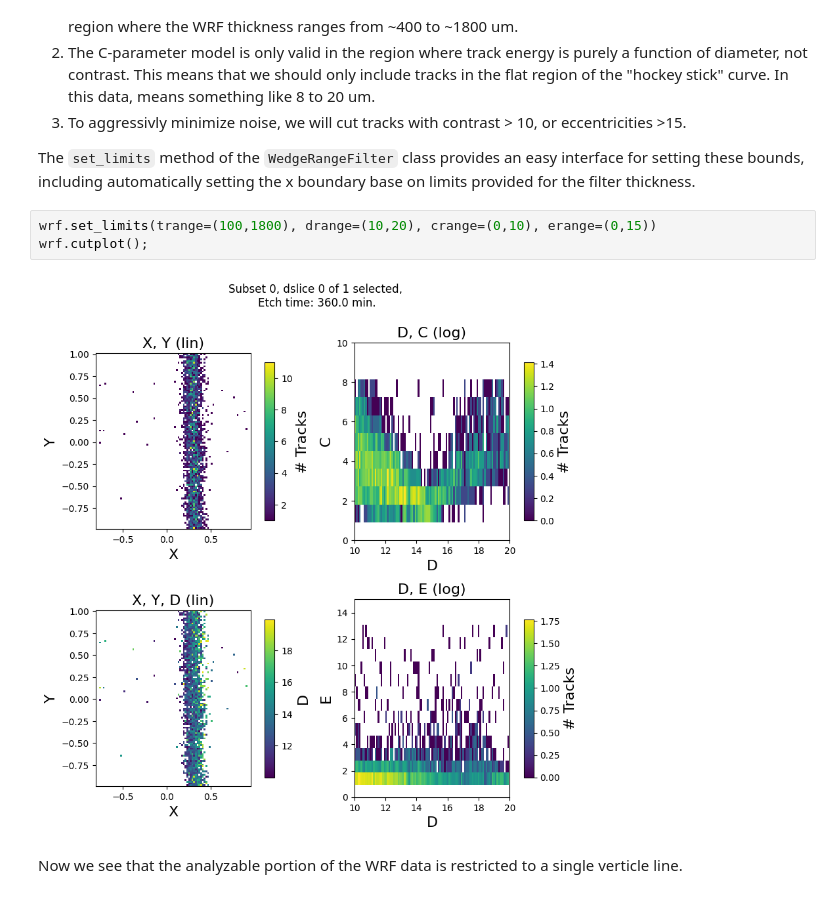
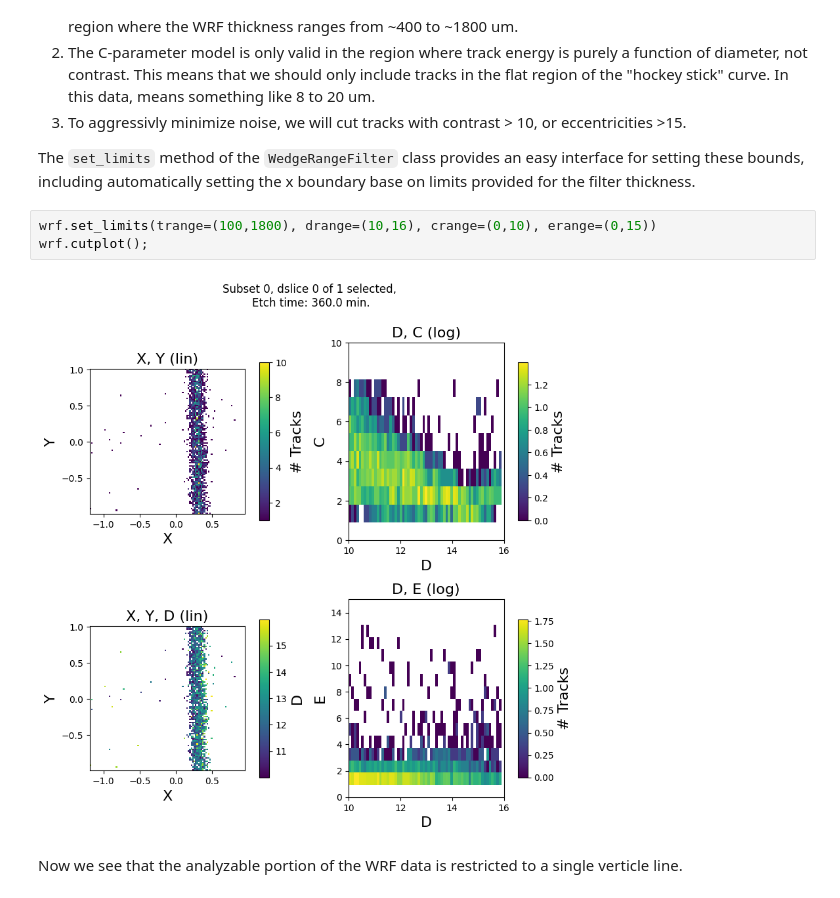
Before and after one commit to pheuer/cr39py, a Jupyter notebook: docs/source/notebooks/analyze_wrf.ipynb, the cells around one changed output. Drawn from its saved outputs; the diff is of its cells as text.

```diff
--- a/docs/source/notebooks/analyze_wrf.ipynb
+++ b/docs/source/notebooks/analyze_wrf.ipynb
@@ -77,10 +77,10 @@ While the "WRF plot" above nicely illustrates the concept, there are several reg
 
 The `set_limits` method of the `WedgeRangeFilter` class provides an easy interface for setting these bounds, including automatically setting the x boundary base on limits provided for the filter thickness.
 # %%
-wrf.set_limits(trange=(100,1800), drange=(10,20), crange=(0,10), erange=(0,15))
+wrf.set_limits(trange=(100,1800), drange=(10,16), crange=(0,10), erange=(0,15))
 wrf.cutplot();
 # %% [output]
-[figure, old version]
+[figure, new version]
 # %% [markdown]
 Now we see that the analyzable portion of the WRF data is restricted to a single verticle line.
 # %%
```
Also changed, not shown: parts of 4 cells of this notebook, 2 other files.
